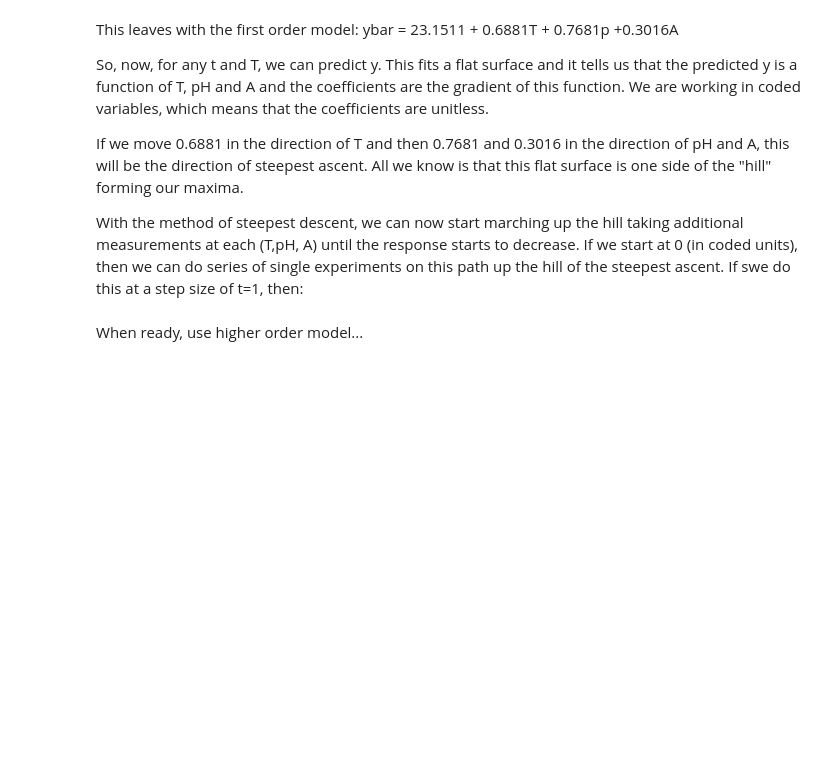
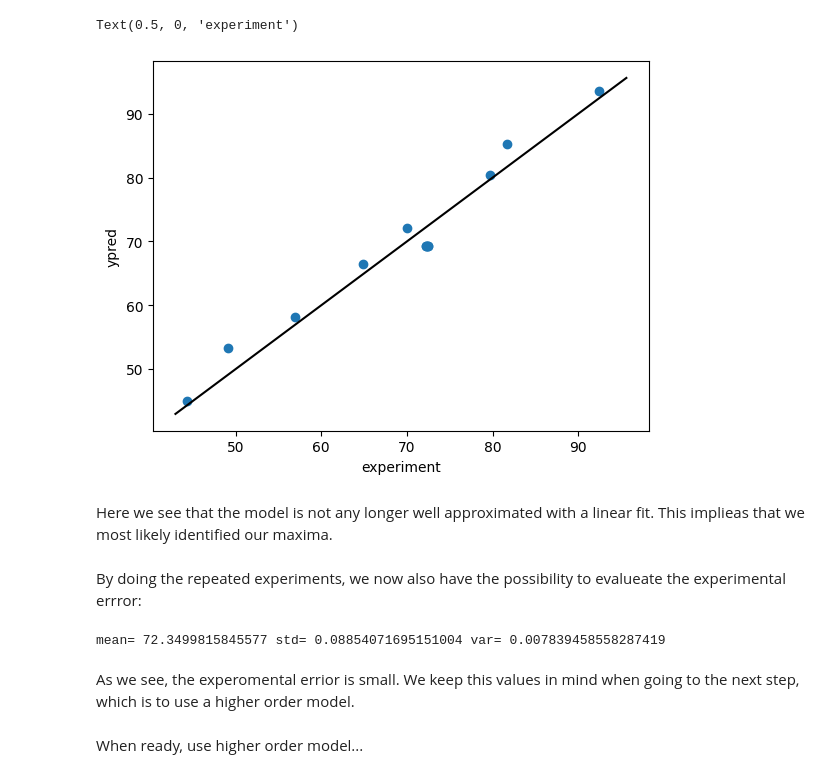
Before and after one commit to peterbmob/DHMVADoE, a Jupyter notebook: Excercises/resp.ipynb, the cells around one changed output. Drawn from its saved outputs; the diff is of its cells as text; code cells hidden in the pictures; blank space fills up the shorter version.

```diff
--- a/Excercises/resp.ipynb
+++ b/Excercises/resp.ipynb
@@ -136,0 +382,5 @@ p-values are high for the interaction coefficients
+# %%
+results=pd.DataFrame(encoded_inputs)
+results=results[results.columns[::-1]]
+results.columns=['T','p', 'A']
+results
@@ -136,0 +402,12 @@ p-values are high for the interaction coefficients
+# %%
+real_experiment = results
+var_labels = []
+for var in ['T','p', 'A']:
+    var_label = inputs_df.loc[var]['label']
+    var_labels.append(var_label)
+    real_experiment[var_label] = results.apply(
+        lambda z : inputs_df.loc[var]['low'] if z[var]<0 else (inputs_df.loc[var]['high'] if z[var]>0 else inputs_df.loc[var]['center']),
+        axis=1)
+
+print("The values of each real variable in the experiment:")
+real_experiment[var_labels]
@@ -136,0 +432,8 @@ p-values are high for the interaction coefficients
+# %%
+resp=[]
+for i in range(len(real_experiment.index)):
+   X=[real_experiment.Temperature[i], real_experiment.pH[i],real_experiment.Amount[i]]
+   resp.append(experiment(X))
+
+results['y']= resp
+results
@@ -137,9 +457,9 @@ p-values are high for the interaction coefficients
 # %%
-y1 = results['y']
+y2 = results['y']
 xlabs=['T','p','A']
 x = results[xlabs]
-x = sm.add_constant(x)
 
-res1 = smf.ols(formula='y ~ T + p + A', data=results).fit()
 
-res1.summary()
+res2 = smf.ols(formula='y ~ T + p + A', data=results).fit()
+
+res2.summary()
@@ -146,8 +487,0 @@ res1.summary()
-# %% [markdown]
-This leaves with the first order model: ybar = 23.1511 + 0.6881T + 0.7681p +0.3016A
-
-So, now, for any t and T, we can predict y. This fits a flat surface and it tells us that the predicted y is a function of T, pH and A and the coefficients are the gradient of this function. We are working in coded variables, which means that the coefficients are unitless.
-
-If we move 0.6881 in the direction of T and then 0.7681 and 0.3016 in the direction of pH and A, this will be the direction of steepest ascent. All we know is that this flat surface is one side of the "hill" forming our maxima.
-
-With the method of steepest descent, we can now start marching up the hill taking additional measurements at each (T,pH, A) until the response starts to decrease. If we start at 0 (in coded units), then we can do series of single experiments on this path up the hill of the steepest ascent. If swe do this at a step size of t=1, then:
@@ -197,3 +488,26 @@ March_real.iloc[1]
+# %%
+ypred=res2.predict(x)
+plt.scatter(results['y'],ypred)
+xn=np.linspace(np.min(ypred)-2,np.max(ypred)+2,101)
+
+plt.plot(xn,xn,'k-') # identity line
+
+plt.ylabel('ypred')
+plt.xlabel('experiment')
+# %% [output]
+Text(0.5, 0, 'experiment')
+[figure, added]
+# %% [markdown]
+Here we see that the model is not any longer well approximated with a linear fit. This implieas that we most likely identified our maxima.
+# %% [markdown]
+By doing the repeated experiments, we now also have the possibility to evalueate the experimental errror:
+# %%
+exp_repeat=results['y'][8:13]
+print('mean=', exp_repeat.mean(), 'std=', exp_repeat.std(), 'var=', exp_repeat.var())
+# %% [output]
+mean= 72.3499815845577 std= 0.08854071695151004 var= 0.007839458558287419
+# %% [markdown]
+As we see, the experomental errior is small. We keep this values in mind when going to the next step, which is to use a higher order model.
 # %% [markdown]
 When ready, use higher order model...
 # %%
```
Also changed, not shown: parts of 70 cells of this notebook.
